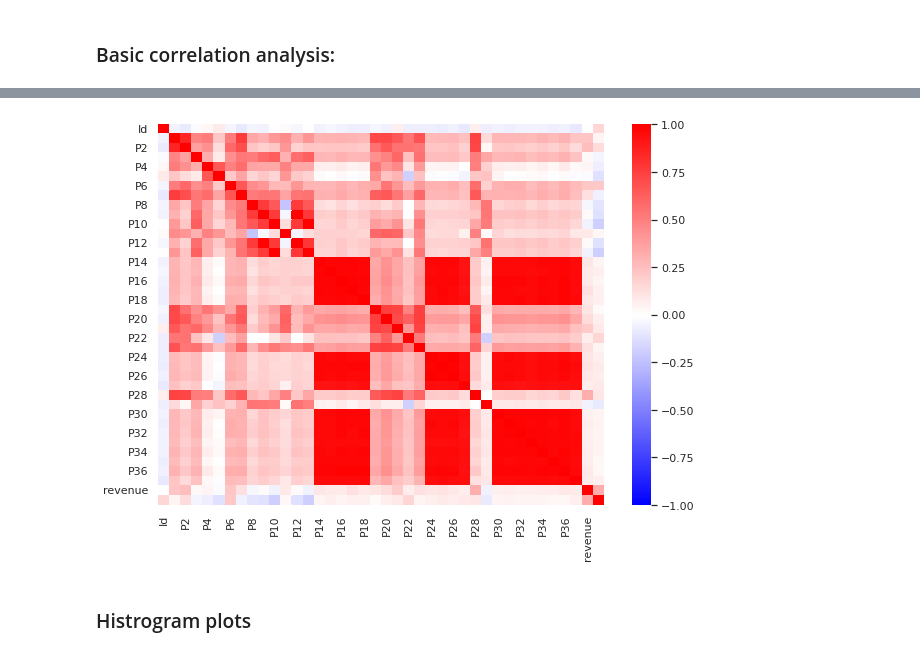
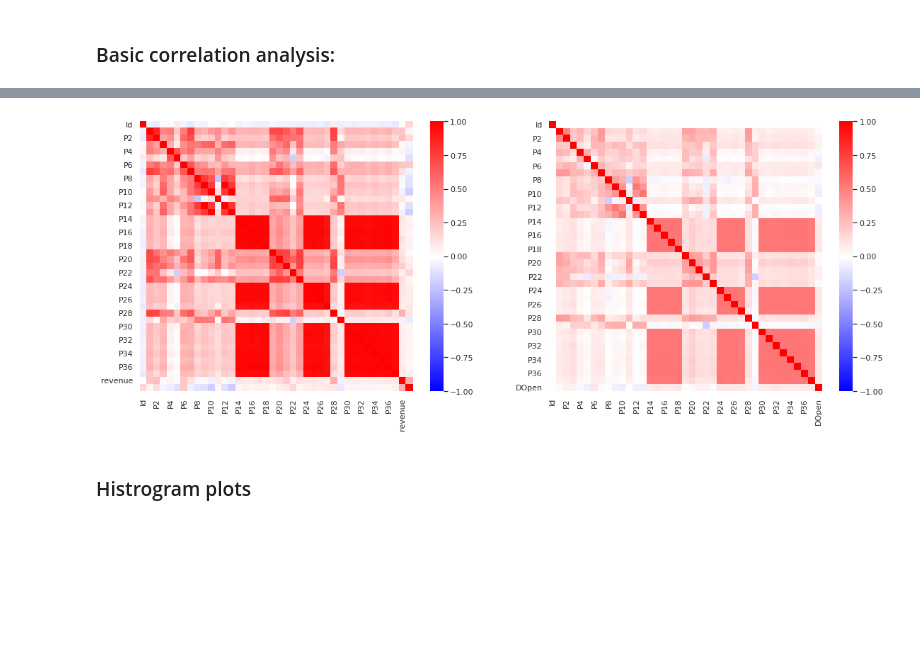
Before and after one commit to DavidEmeryUofC/CDS_Project_Restaurant_Rev_Prediction, a Jupyter notebook: CDSproject2_restaurant_revenue.ipynb, the cells around one changed output, grey strips where cells are left out. Drawn from its saved outputs; the diff is of its cells as text; code cells hidden in the pictures; blank space fills up the shorter version.

```diff
--- a/CDSproject2_restaurant_revenue.ipynb
+++ b/CDSproject2_restaurant_revenue.ipynb
@@ -311,8 +321,9 @@ sns.heatmap(data = df_train.corr(), vmin = -1, vmax = 1, annot = False, cmap ='b
 # %%
-plt.figure(figsize = (10,7))
-sns.heatmap(data = df_train.corr(method = "spearman"), vmin = -1, vmax = 1, annot = False, cmap ='bwr');
-#sns.heatmap(data = df_test.corr(method = "spearman"), vmin = -1, vmax = 1, annot = False, cmap ='bwr');
+fig, ax = plt.subplots(1,2, figsize=(19, 7))
+g1 = sns.heatmap(data = df_train.corr(method = "spearman"), vmin = -1, vmax = 1, annot = False, cmap ='bwr', ax=ax[0]);
+g2 = sns.heatmap(data = df_test.corr(method = "spearman"), vmin = -1, vmax = 1, annot = False, cmap ='bwr', ax=ax[1]);
+fig.show()
 # %% [output]
-[figure, old version]
+[figure, new version]
 # %% [markdown]
 ### Histrogram plots
```
Also changed, not shown: parts of 13 cells of this notebook.
